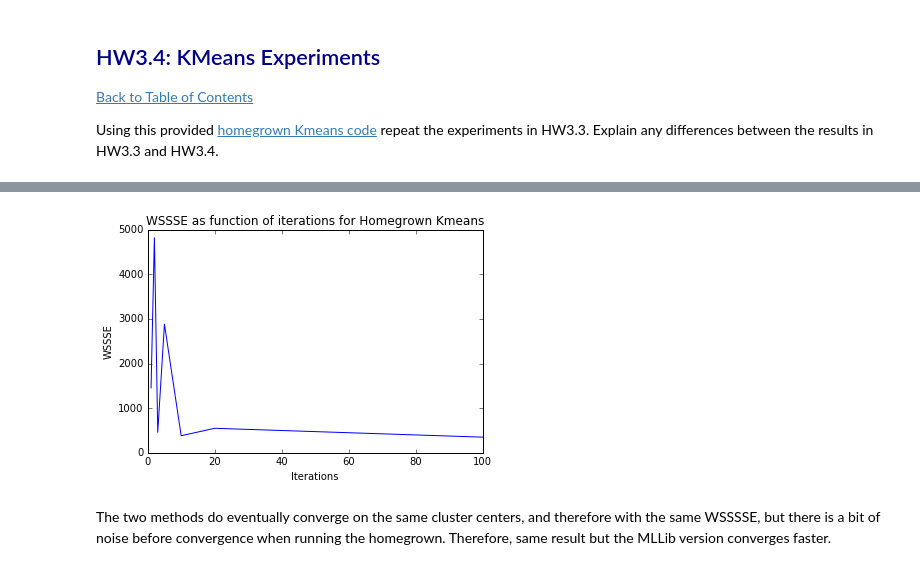
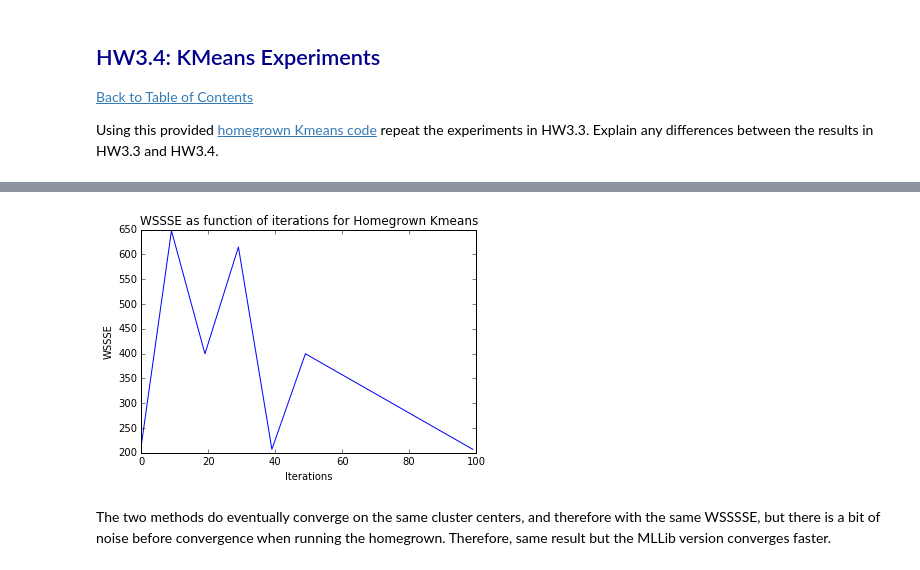
Before and after one commit to anaveenan/MachineLearning, a Jupyter notebook: TargetDataScienceTraining/Week 2/HW3/Zuehlke DAMLAS Target DS Homework - 2aug2016.ipynb, the cells around one changed output, grey strips where cells are left out. Saved outputs shown, nothing was run; the diff lists cells and outputs as text; code cells hidden in the pictures.

```diff
--- a/TargetDataScienceTraining/Week 2/HW3/Zuehlke DAMLAS Target DS Homework - 2aug2016.ipynb
+++ b/TargetDataScienceTraining/Week 2/HW3/Zuehlke DAMLAS Target DS Homework - 2aug2016.ipynb
@@ -422,7 +422,7 @@ D = sc.textFile("data.csv").map(lambda line: array([float(x) for x in line.split
 clusters = None
 wsssemllib = []
 
-for iteration in range(150):
+for iteration in range(100):
     # Build the model (cluster the data)
     clusters = KMeans.train(D, k, maxIterations=iteration, runs=1, initializationMode = "random")
     WSSSEMLlib = clusters.computeCost(D)
@@ -458,7 +458,7 @@ Cluster Centers after 100 iterations:
 # %%
-xfull = range(150)
-x = [xfull[1], xfull[2], xfull[3], xfull[5], xfull[10], xfull[20], xfull[100]]
-y = [wsssemllib[1], wsssemllib[2], wsssemllib[3], wsssemllib[5], wsssemllib[10], wsssemllib[20], wsssemllib[100]]
+xfull = range(100)
+x = [xfull[0], xfull[1], xfull[2], xfull[4], xfull[9], xfull[19], xfull[99]]
+y = [wsssemllib[0], wsssemllib[1], wsssemllib[2], wsssemllib[4], wsssemllib[9], wsssemllib[19], wsssemllib[99]]
 
 plt.plot(x, y)
 plt.title("WSSSE as function of iterations for MLLib Kmeans")
@@ -473,6 +473,11 @@ plt.show()
 
 Using this provided [homegrown Kmeans code](http://nbviewer.jupyter.org/urls/dl.dropbox.com/s/3nsthvp8g2rrrdh/EM-Kmeans.ipynb)   repeat the experiments in HW3.3. Explain any differences between the results in HW3.3 and HW3.4.
 # %%
+from timeit import default_timer as timer
+
+start = timer()
+
+
 k = 3
 iterations = [0, 9, 19, 99]
 
@@ -481,7 +486,7 @@ centroids = np.array([[0.0,0.0], [2.0,2.0], [0.0,7.0]])
 homegwssse = []
 D = sc.textFile("data.csv").cache()
 
-for i in range(150):
+for i in range(100):
     res = D.map(nearest_centroid).reduceByKey(lambda x,y : (x[0]+y[0],x[1]+y[1])).collect()
     #res [(0, (array([  2.66546663e+00,   3.94844436e+03]), 1001)  ),
     #     (2, (array([ 6023.84995923,  5975.48511018]), 1000)),
@@ -511,5 +516,8 @@ for i in range(150):
 
         # Plot the points & centroids
         plot_iteration(centroids)
+
+end = timer()
+print(str(end - start) + " seconds" )
 # %% [output]
 Iteration number: 1
@@ -535,15 +544,15 @@ Cluster Centers after 100 iterations:
 # %%
-xfull = range(150)
-x = [xfull[1], xfull[2], xfull[3], xfull[5], xfull[10], xfull[20], xfull[100]]
-y = [homegwssse[1], homegwssse[2], homegwssse[3], homegwssse[5], homegwssse[10], homegwssse[20], homegwssse[100]]
+xfull = range(100)
+x = [xfull[0], xfull[9], xfull[19], xfull[29], xfull[39], xfull[49], xfull[99]]
+y = [homegwssse[0], homegwssse[9], homegwssse[19], homegwssse[29], homegwssse[39], homegwssse[49], homegwssse[99]]
 
 plt.plot(x, y)
 plt.title("WSSSE as function of iterations for Homegrown Kmeans")
 plt.xlabel("Iterations")
 plt.ylabel("WSSSE")
 plt.show()
 # %% [output]
-[figure, old version]
+[figure, new version]
 # %% [markdown]
 The two methods do eventually converge on the same cluster centers, and therefore with the same WSSSSE, but there is a bit of noise before convergence when running the homegrown.  Therefore, same result but the MLLib version converges faster.
 # %% [markdown]
```
Also changed, not shown: parts of 9 cells of this notebook.
